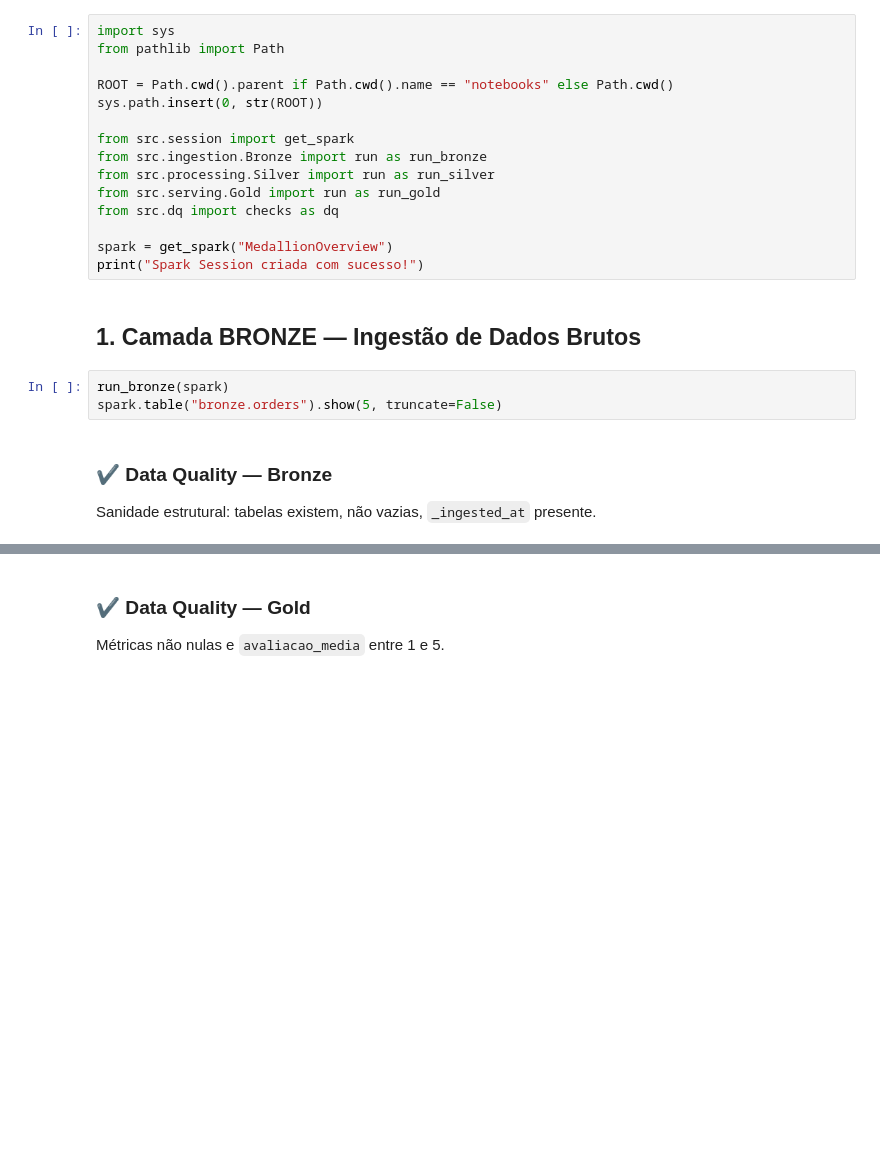
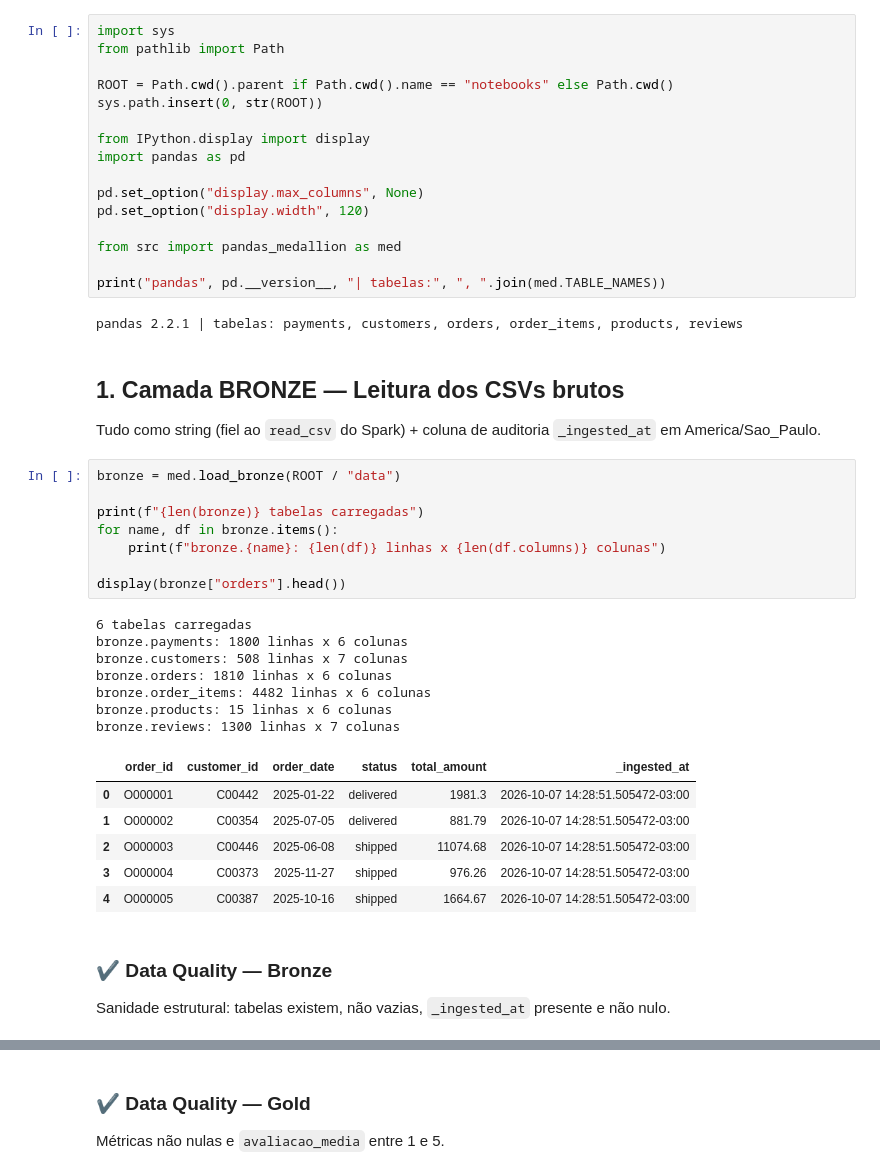
Before and after one commit to DrkCde15/Lakehouse-Madallion, a Jupyter notebook: notebooks/01_medallion_overview.ipynb, the cells around one changed output, grey strips where cells are left out. Saved outputs shown, nothing was run; the diff lists cells and outputs as text; blank space fills up the shorter version.

```diff
--- a/notebooks/01_medallion_overview.ipynb
+++ b/notebooks/01_medallion_overview.ipynb
@@ -19,20 +19,43 @@ from pathlib import Path
 ROOT = Path.cwd().parent if Path.cwd().name == "notebooks" else Path.cwd()
 sys.path.insert(0, str(ROOT))
 
-from src.session import get_spark
-from src.ingestion.Bronze import run as run_bronze
-from src.processing.Silver import run as run_silver
-from src.serving.Gold import run as run_gold
-from src.dq import checks as dq
+from IPython.display import display
+import pandas as pd
 
-spark = get_spark("MedallionOverview")
-print("Spark Session criada com sucesso!")
+pd.set_option("display.max_columns", None)
+pd.set_option("display.width", 120)
+
+from src import pandas_medallion as med
+
+print("pandas", pd.__version__, "| tabelas:", ", ".join(med.TABLE_NAMES))
+# %% [output]
+pandas 2.2.1 | tabelas: payments, customers, orders, order_items, products, reviews
-# %% [markdown]
-## 1. Camada BRONZE — Ingestão de Dados Brutos
-# %%
-run_bronze(spark)
-spark.table("bronze.orders").show(5, truncate=False)
+# %% [markdown]
+## 1. Camada BRONZE — Leitura dos CSVs brutos
+Tudo como string (fiel ao `read_csv` do Spark) + coluna de auditoria `_ingested_at` em America/Sao_Paulo.
+# %%
+bronze = med.load_bronze(ROOT / "data")
+
+print(f"{len(bronze)} tabelas carregadas")
+for name, df in bronze.items():
+    print(f"bronze.{name}: {len(df)} linhas x {len(df.columns)} colunas")
+
+display(bronze["orders"].head())
+# %% [output]
+6 tabelas carregadas
+bronze.payments: 1800 linhas x 6 colunas
+bronze.customers: 508 linhas x 7 colunas
+bronze.orders: 1810 linhas x 6 colunas
+bronze.order_items: 4482 linhas x 6 colunas
+bronze.products: 15 linhas x 6 colunas
+bronze.reviews: 1300 linhas x 7 colunas
+|  | order_id | customer_id | order_date | status | total_amount | _ingested_at |
+| 0 | O000001 | C00442 | 2025-01-22 | delivered | 1981.3 | 2026-10-07 14:28:51.505472-03:00 |
+| 1 | O000002 | C00354 | 2025-07-05 | delivered | 881.79 | 2026-10-07 14:28:51.505472-03:00 |
+| 2 | O000003 | C00446 | 2025-06-08 | shipped | 11074.68 | 2026-10-07 14:28:51.505472-03:00 |
+| 3 | O000004 | C00373 | 2025-11-27 | shipped | 976.26 | 2026-10-07 14:28:51.505472-03:00 |
+| 4 | O000005 | C00387 | 2025-10-16 | shipped | 1664.67 | 2026-10-07 14:28:51.505472-03:00 |
 # %% [markdown]
 ### ✔ Data Quality — Bronze
-Sanidade estrutural: tabelas existem, não vazias, `_ingested_at` presente.
+Sanidade estrutural: tabelas existem, não vazias, `_ingested_at` presente e não nulo.
 # %%
```
Also changed, not shown: parts of 23 cells of this notebook, 3 other files.
